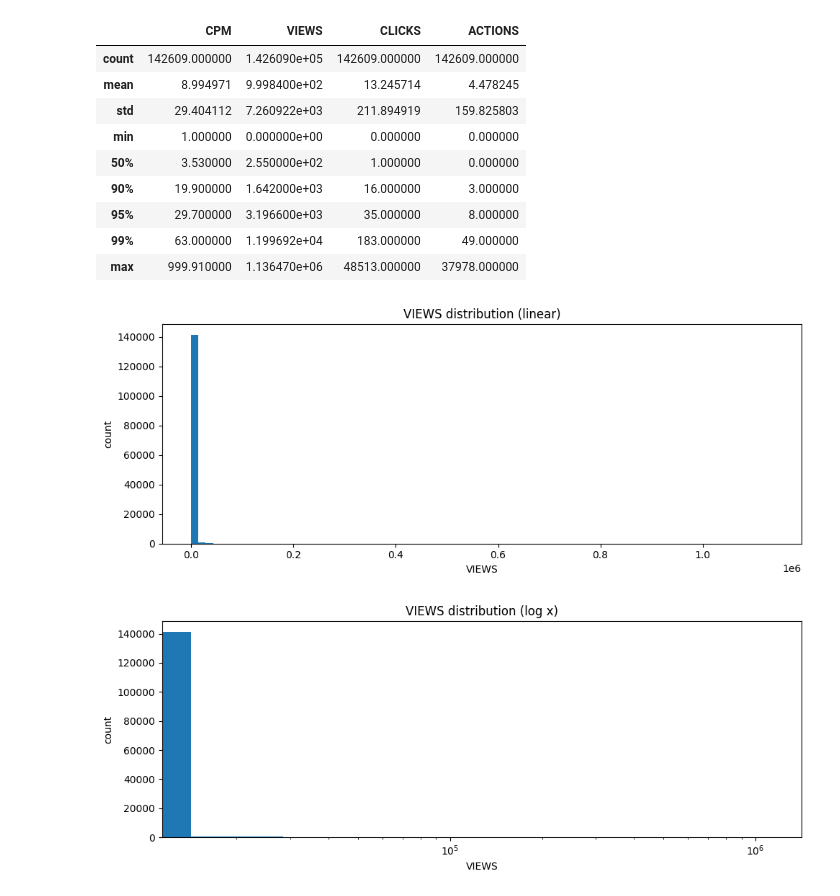
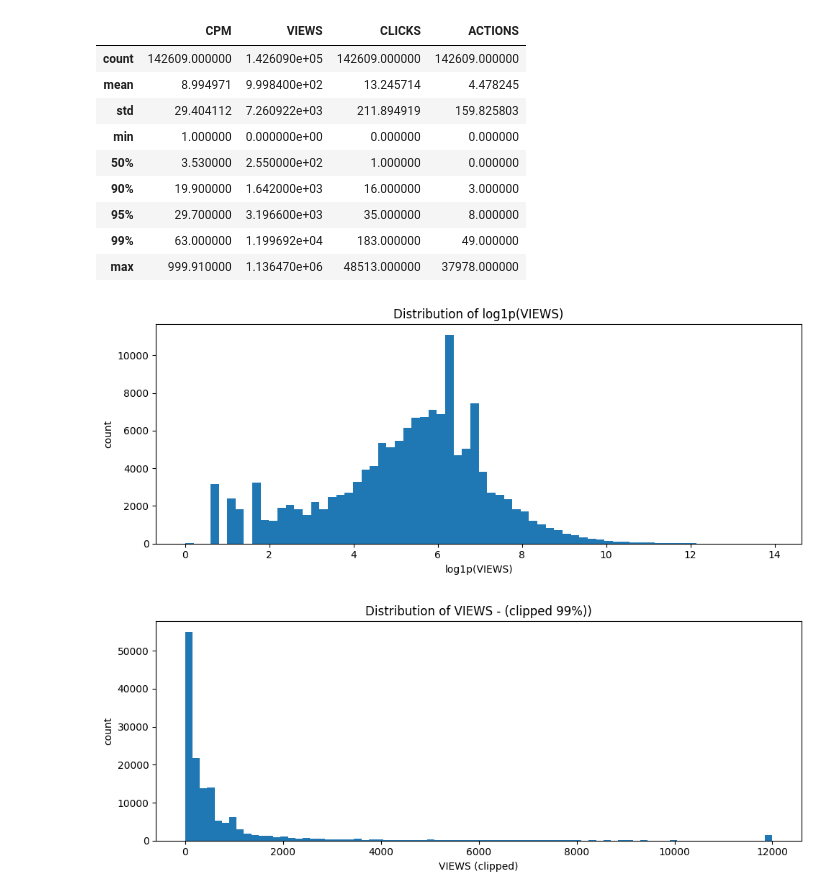
Before and after one commit to Karimkhab/telegram-ads-forecaster, a Jupyter notebook: notebook/EDA.ipynb, the cells around one changed output. Saved outputs shown, nothing was run; the diff lists cells and outputs as text; code cells hidden in the pictures.

```diff
--- a/notebook/EDA.ipynb
+++ b/notebook/EDA.ipynb
@@ -23,6 +26,4 @@ df.head() # viewing first 5 rows
 | 2 | 3654 | 1.2 | 15 | 1 | 0 | teleportazia | 2024-10-02 |
 | 3 | 3655 | 1.5 | 85 | 2 | 1 | spetsialist_visa_support | 2024-10-02 |
 | 4 | 3656 | 19.4 | 688 | 21 | 3 | pitkvch_news | 2024-10-02 |
-# %%
-df.columns = df.columns.str.strip()
 # %% [markdown]
@@ -108,24 +110,27 @@ df[num_cols].describe(percentiles=[0.5, 0.9, 0.95, 0.99])
 | 95% | 29.700000 | 3.196600e+03 | 35.000000 | 8.000000 |
 | 99% | 63.000000 | 1.199692e+04 | 183.000000 | 49.000000 |
 | max | 999.910000 | 1.136470e+06 | 48513.000000 | 37978.000000 |
-# %%
-# Helper: histogram with optional log scaling
-def plot_hist(series, title, bins=60, logx=False, logy=False):
-    s = series.dropna().astype(float)
-    plt.figure(figsize=(10,4))
-    plt.hist(s, bins=bins)
-    plt.title(title)
-    plt.xlabel(series.name)
-    plt.ylabel("count")
-    if logx:
-        plt.xscale("log")
-    if logy:
-        plt.yscale("log")
-    plt.tight_layout()
-    plt.show()
-
-plot_hist(df["VIEWS"], "VIEWS distribution (linear)", bins=80)
-plot_hist(df["VIEWS"], "VIEWS distribution (log x)", bins=80, logx=True)
-# %% [output]
-[figure, removed]
-[figure, removed]
+# %%
+# Histogram where instead of VIEWS.values we use a function of these values log1p(VIEWS.values)
+plt.figure(figsize=(10,4))
+plt.hist(np.log1p(df["VIEWS"].values), bins=70)
+plt.title("Distribution of log1p(VIEWS)")
+plt.xlabel("log1p(VIEWS)")
+plt.ylabel("count")
+plt.tight_layout()
+plt.show()
+
+# To better display the graph -> trim the extreme part
+p99 = np.quantile(df["VIEWS"].values, 0.99)
+views_values_99 = np.clip(df["VIEWS"].values, 0, p99)
+
+plt.figure(figsize=(10,4))
+plt.hist(views_values_99, bins=80)
+plt.title("Distribution of VIEWS - (clipped 99%))")
+plt.xlabel("VIEWS (clipped)")
+plt.ylabel("count")
+plt.tight_layout()
+plt.show()
+# %% [output]
+[figure, added]
+[figure, added]
```
Also changed, not shown: parts of 25 cells of this notebook.
